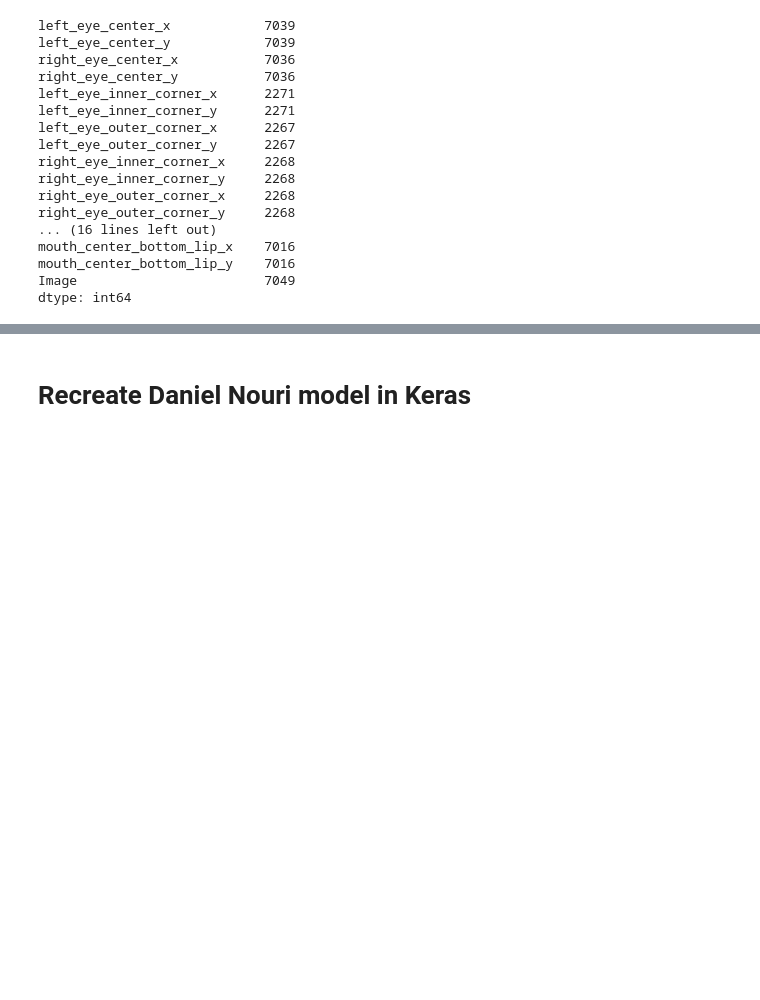
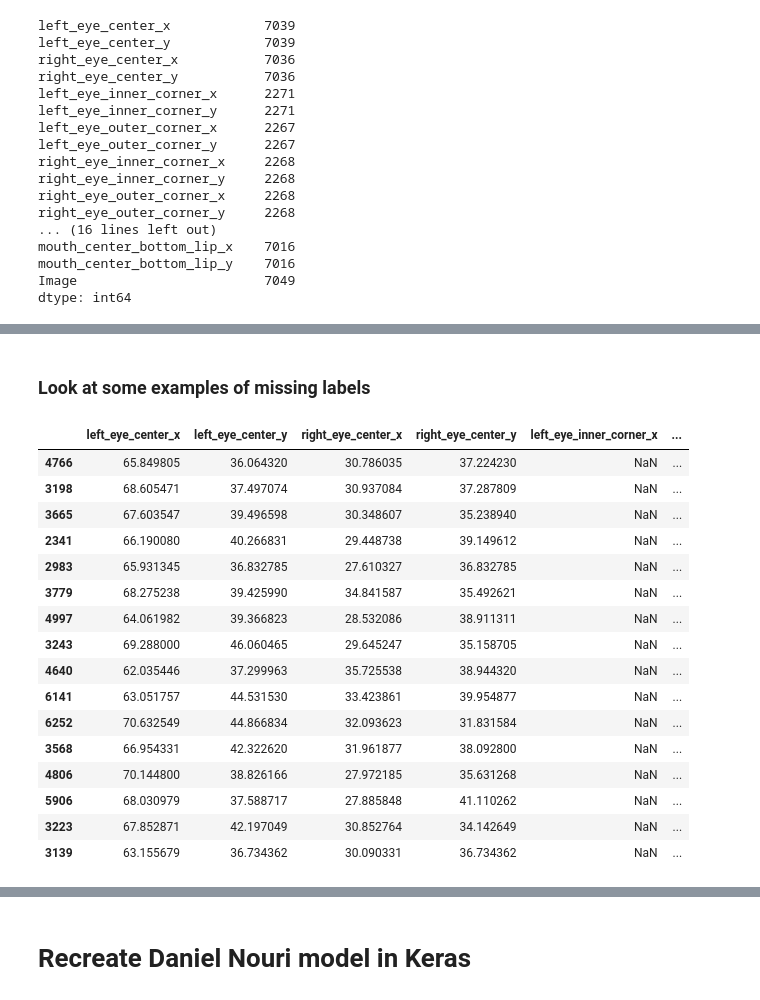
Before and after one commit to alexdauenhauer/MIDS_W207_facial_recognition, a Jupyter notebook: Alex_testlab.ipynb, the cells around one changed output, grey strips where cells are left out. Cells and saved outputs as stored; diff of their text form; code cells hidden in the pictures; blank space fills up the shorter version.

```diff
--- a/Alex_testlab.ipynb
+++ b/Alex_testlab.ipynb
@@ -6,6 +6,7 @@ import os
 # os.environ["MKL_THREADING_LAYER"] = "GNU"
 import keras
 # import theano
+import tensorflow
 import numpy as np
 import pandas as pd
 import decimal
@@ -15,20 +16,12 @@ from sklearn.utils import shuffle
 from keras.layers import Dense, Flatten
 from keras.layers import Conv2D, MaxPooling2D
 from keras.models import Sequential
-# from sklearn.pipeline import Pipeline
-# from sklearn.model_selection import train_test_split
-# from sklearn.linear_model import LinearRegression
-# from sklearn.tree import DecisionTreeRegressor
-# from sklearn.neighbors import KNeighborsRegressor
-# from sklearn.metrics import mean_squared_error
-# from scipy import stats
 
 # Set the randomizer seed so results are the same each time.
 np.random.seed(0)
-
-# print 'theano version:', theano.__version__
-# print 'theano config device:', theano.config.device, theano.config.floatX
+pd.options.display.max_columns = 30
 print('keras version:', keras.__version__)
+print('tensorflow version:', tensorflow.__version__)
 print('pandas version:', pd.__version__)
 print('numpy version:', np.__version__)
 # %% [output]
@@ -39,6 +35,5 @@ numpy version: 1.14.3
 # %%
-test = pd.read_csv('test.csv')
 train = pd.read_csv('training.csv')
-
-test['Image'] = test.Image.apply(lambda im: np.fromstring(im, sep=' '))
 train['Image'] = train.Image.apply(lambda im: np.fromstring(im, sep=' '))
+full_data = train.Image
+full_labels = train[train.columns[:-1]]
@@ -81,0 +74,2 @@ train_data.shape, train_labels.shape
+# %% [markdown]
+### Look at some examples of missing labels
@@ -81,0 +97,21 @@ train_data.shape, train_labels.shape
+# %%
+missing_labels_sample = missing_labels.loc[idx]
+missing_labels_sample
+# %% [output]
+|  | left_eye_center_x | left_eye_center_y | right_eye_center_x | right_eye_center_y | left_eye_inner_corner_x | ... |
+| 4766 | 65.849805 | 36.064320 | 30.786035 | 37.224230 | NaN | ... |
+| 3198 | 68.605471 | 37.497074 | 30.937084 | 37.287809 | NaN | ... |
+| 3665 | 67.603547 | 39.496598 | 30.348607 | 35.238940 | NaN | ... |
+| 2341 | 66.190080 | 40.266831 | 29.448738 | 39.149612 | NaN | ... |
+| 2983 | 65.931345 | 36.832785 | 27.610327 | 36.832785 | NaN | ... |
+| 3779 | 68.275238 | 39.425990 | 34.841587 | 35.492621 | NaN | ... |
+| 4997 | 64.061982 | 39.366823 | 28.532086 | 38.911311 | NaN | ... |
+| 3243 | 69.288000 | 46.060465 | 29.645247 | 35.158705 | NaN | ... |
+| 4640 | 62.035446 | 37.299963 | 35.725538 | 38.944320 | NaN | ... |
+| 6141 | 63.051757 | 44.531530 | 33.423861 | 39.954877 | NaN | ... |
+| 6252 | 70.632549 | 44.866834 | 32.093623 | 31.831584 | NaN | ... |
+| 3568 | 66.954331 | 42.322620 | 31.961877 | 38.092800 | NaN | ... |
+| 4806 | 70.144800 | 38.826166 | 27.972185 | 35.631268 | NaN | ... |
+| 5906 | 68.030979 | 37.588717 | 27.885848 | 41.110262 | NaN | ... |
+| 3223 | 67.852871 | 42.197049 | 30.852764 | 34.142649 | NaN | ... |
+| 3139 | 63.155679 | 36.734362 | 30.090331 | 36.734362 | NaN | ... |
```
Also changed, not shown: parts of 58 cells of this notebook, 1 other file.
